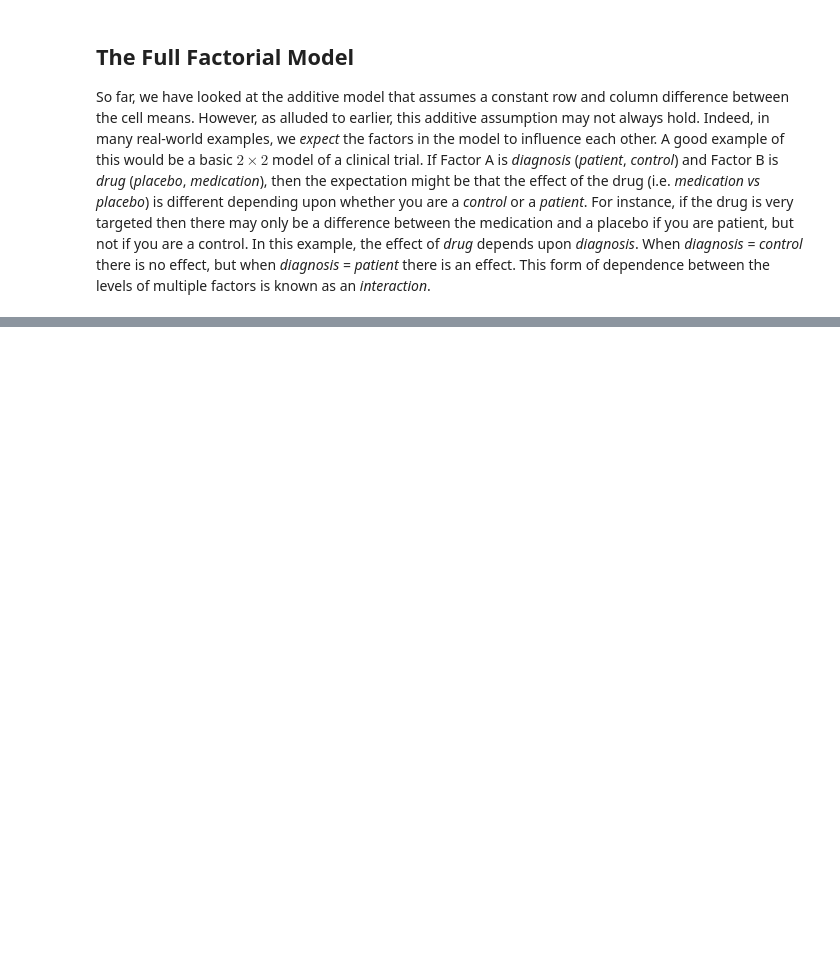
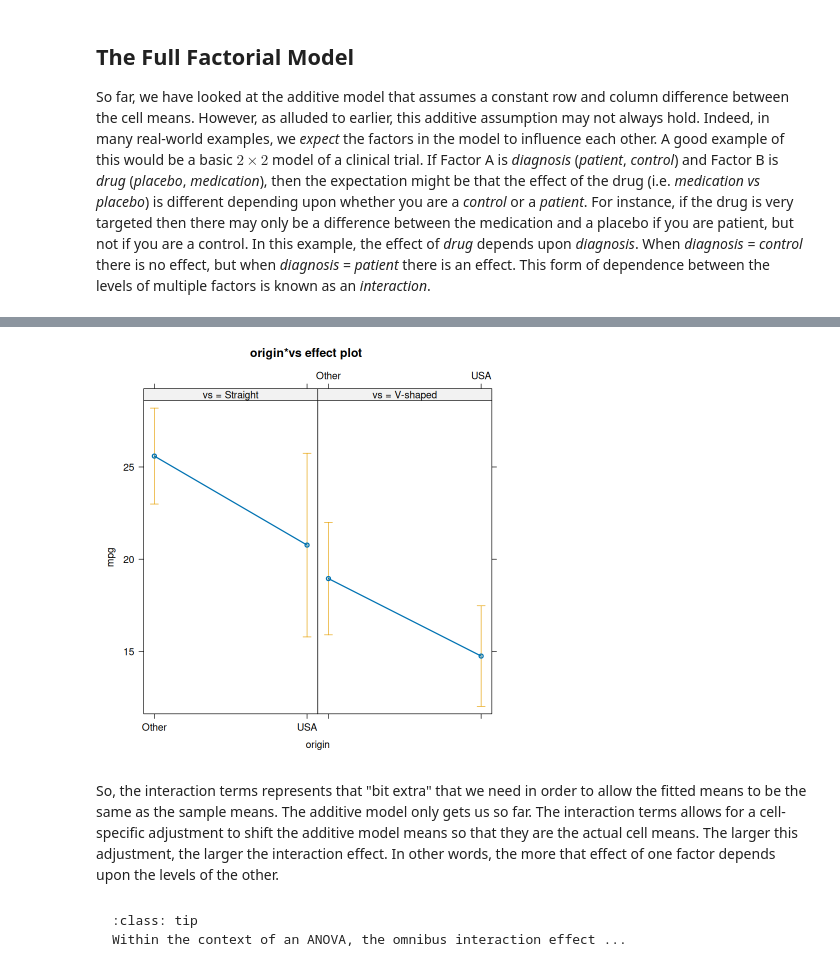
Before and after one commit to PCHN63101-Advanced-Data-Skills/Model-Comparisons-ANOVA, a Jupyter notebook: _build/jupyter_execute/4.higher-order-ANOVA.ipynb, the cells around one changed output, grey strips where cells are left out. Saved outputs shown, nothing was run; the diff lists cells and outputs as text; code cells hidden in the pictures; blank space fills up the shorter version.

````diff
--- a/_build/jupyter_execute/4.higher-order-ANOVA.ipynb
+++ b/_build/jupyter_execute/4.higher-order-ANOVA.ipynb
@@ -358,0 +421,5 @@ where each main effect, 2-way interaction and 3-way interaction is clearly denot
+# %%
+null.mod <- lm(mpg ~ origin + vs,             data=mtcars)
+full.mod <- lm(mpg ~ origin + vs + origin:vs, data=mtcars)
+
+print(anova(null.mod,full.mod))
@@ -358,0 +447,12 @@ where each main effect, 2-way interaction and 3-way interaction is clearly denot
+# %%
+library(effects)
+plot(effect("origin:vs", full.mod))
+# %% [output]
+[figure, added]
+# %% [markdown]
+So, the interaction terms represents that "bit extra" that we need in order to allow the fitted means to be the same as the sample means. The additive model only gets us so far. The interaction terms allows for a cell-specific adjustment to shift the additive model means so that they are the actual cell means. The larger this adjustment, the larger the interaction effect. In other words, the more that effect of one factor depends upon the levels of the other.
+# %% [markdown]
+```{admonition} Interaction Definition
+:class: tip
+Within the context of an ANOVA, the omnibus interaction effect ...
+```
````
Also changed, not shown: parts of 21 cells of this notebook, 11 other files.
